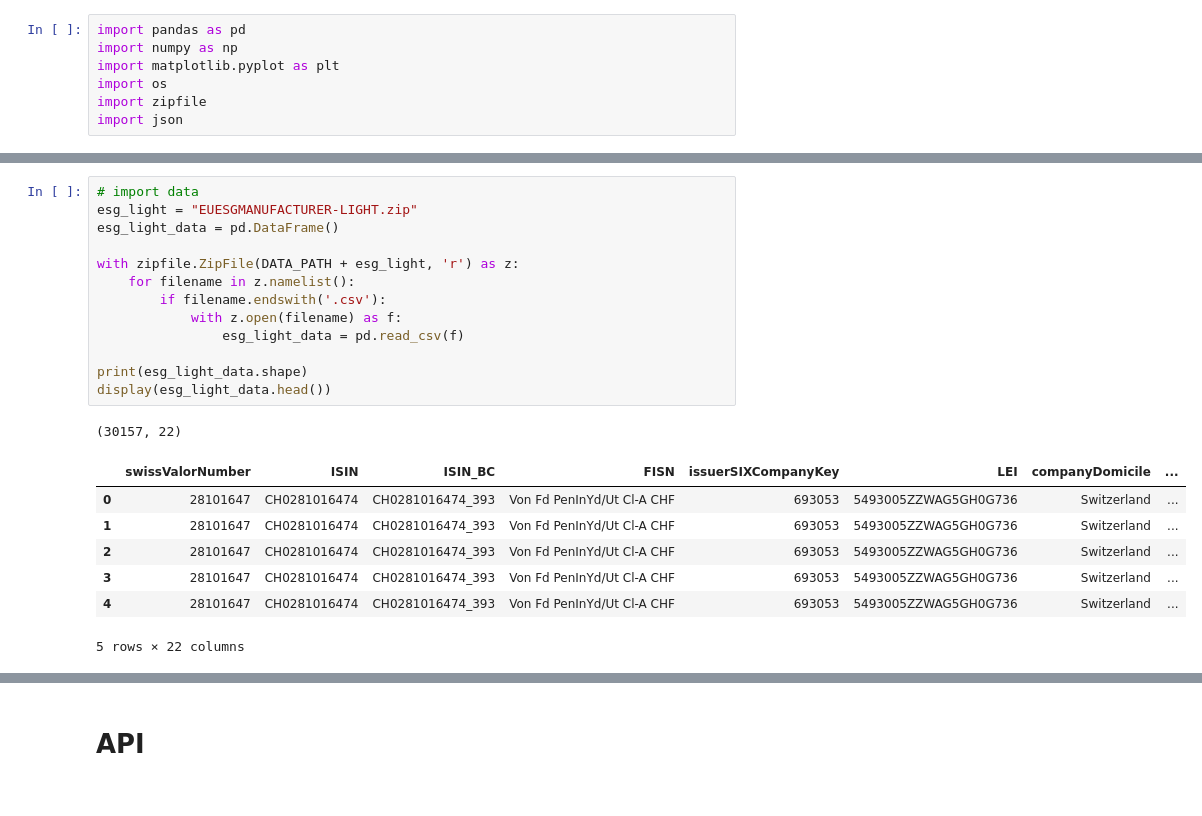
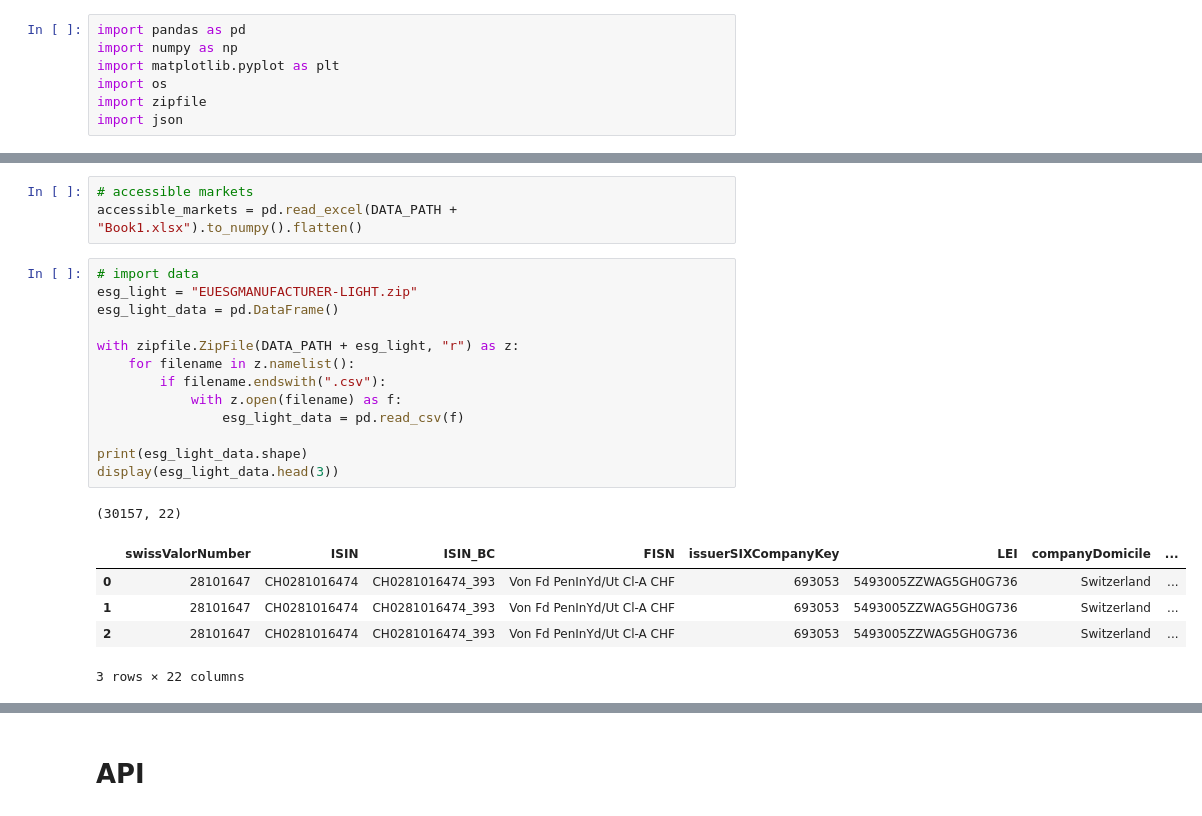
Before and after one commit to martint201/2024-START_hackathon, a Jupyter notebook: src/notebook.ipynb, the cells around one changed output, grey strips where cells are left out. Cells and saved outputs as stored; diff of their text form.

Commit message:
unfinished data analysis (probably not running)

```diff
--- a/src/notebook.ipynb
+++ b/src/notebook.ipynb
@@ -14,22 +14,23 @@ print(os.listdir(DATA_PATH))
+# %%
+# accessible markets
+accessible_markets = pd.read_excel(DATA_PATH + "Book1.xlsx").to_numpy().flatten()
 # %%
 # import data
 esg_light = "EUESGMANUFACTURER-LIGHT.zip"
 esg_light_data = pd.DataFrame()
 
-with zipfile.ZipFile(DATA_PATH + esg_light, 'r') as z:
+with zipfile.ZipFile(DATA_PATH + esg_light, "r") as z:
     for filename in z.namelist():
-        if filename.endswith('.csv'):
+        if filename.endswith(".csv"):
             with z.open(filename) as f:
                 esg_light_data = pd.read_csv(f)
 
 print(esg_light_data.shape)
-display(esg_light_data.head())
+display(esg_light_data.head(3))
 # %% [output]
 (30157, 22)
 |  | swissValorNumber | ISIN | ISIN_BC | FISN | issuerSIXCompanyKey | LEI | companyDomicile | ... |
 | 0 | 28101647 | CH0281016474 | CH0281016474_393 | Von Fd PenInYd/Ut Cl-A CHF | 693053 | 5493005ZZWAG5GH0G736 | Switzerland | ... |
 | 1 | 28101647 | CH0281016474 | CH0281016474_393 | Von Fd PenInYd/Ut Cl-A CHF | 693053 | 5493005ZZWAG5GH0G736 | Switzerland | ... |
 | 2 | 28101647 | CH0281016474 | CH0281016474_393 | Von Fd PenInYd/Ut Cl-A CHF | 693053 | 5493005ZZWAG5GH0G736 | Switzerland | ... |
-| 3 | 28101647 | CH0281016474 | CH0281016474_393 | Von Fd PenInYd/Ut Cl-A CHF | 693053 | 5493005ZZWAG5GH0G736 | Switzerland | ... |
-| 4 | 28101647 | CH0281016474 | CH0281016474_393 | Von Fd PenInYd/Ut Cl-A CHF | 693053 | 5493005ZZWAG5GH0G736 | Switzerland | ... |
-5 rows × 22 columns
+3 rows × 22 columns
```
Also changed, not shown: parts of 57 cells of this notebook, 19 other files.
